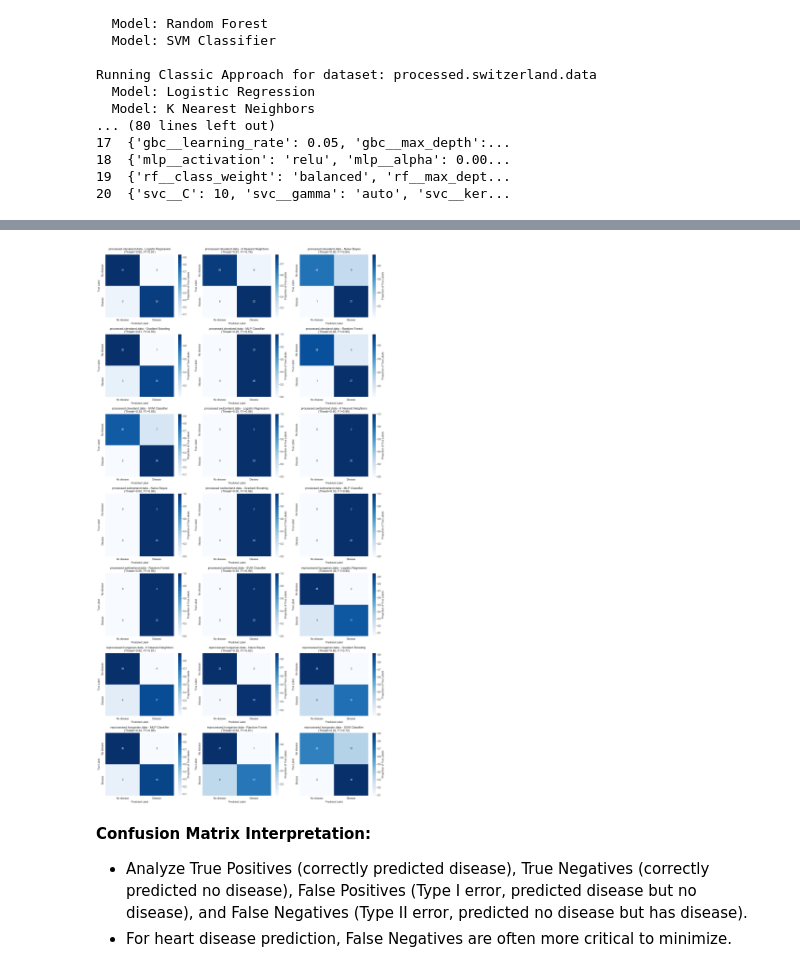
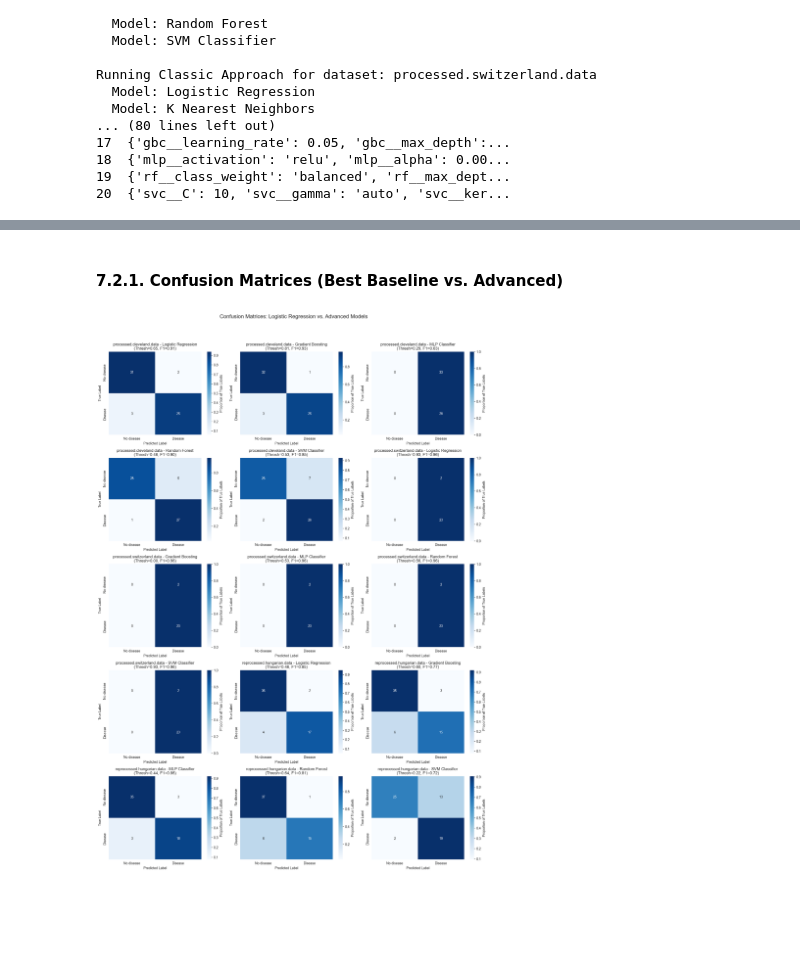
Before and after one commit to BytebenderCoco/machine-learning-predicting-heart-disease, a Jupyter notebook: major-overhaul.ipynb, the cells around one changed output, grey strips where cells are left out. Drawn from its saved outputs; the diff is of its cells as text; code cells hidden in the pictures; blank space fills up the shorter version.

Commit message:
added comparison of best performing baseline against advanced models

```diff
--- a/major-overhaul.ipynb
+++ b/major-overhaul.ipynb
@@ -427,0 +107,20 @@ We define a dictionary to hold the common pipelines and parameter grids for easi
+# %%
+splits = []
+
+for df, (path, _) in zip(dataframes, file_info):
+    dataset_name_from_path = path.split('/')[-1]
+    df['target'] = df['target'].astype(int).apply(lambda v: 1 if v > 0 else 0)
+    x = df.drop(columns='target')
+    y = df['target']
+    x_train, x_test, y_train, y_test = train_test_split(
+        x, y, test_size=0.2, random_state=42, stratify=y
+    )
+    splits.append({
+        "dataset": dataset_name_from_path,
+        "x_train": x_train, "x_test": x_test,
+        "y_train": y_train, "y_test": y_test
+    })
+    print(f"\n--- Target distribution in {dataset_name_from_path} after binarization and split ---")
+    print(f"Original: {y.value_counts(normalize=True).sort_index().to_dict()}")
+    print(f"Train:    {y_train.value_counts(normalize=True).sort_index().to_dict()}")
+    print(f"Test:     {y_test.value_counts(normalize=True).sort_index().to_dict()}")
@@ -651,40 +508,45 @@ Normalized confusion matrices show the proportion of correct and incorrect class
+# %% [markdown]
+#### 7.2.1. Confusion Matrices (Best Baseline vs. Advanced)
 # %%
-num_plots = len(detailed_classic_results)
-cols = 3
-rows = math.ceil(num_plots / cols)
+focused_detailed_classic_results_cm = [
+    res for res in detailed_classic_results if res['Model'] in models_for_focused_plots
+]
+num_plots_focused_cm = len(focused_detailed_classic_results_cm)
+cols_focused_cm = 3
+rows_focused_cm = math.ceil(num_plots_focused_cm / cols_focused_cm)
 
-fig, axes = plt.subplots(rows, cols, figsize=(cols * 5.5, rows * 4.5))
-axes_flat = axes.flatten()
+fig_focused_cm, axes_focused_cm = plt.subplots(rows_focused_cm, cols_focused_cm,
+                                               figsize=(cols_focused_cm * 5.5, rows_focused_cm * 4.5))
+if num_plots_focused_cm == 1:
+    axes_flat_focused_cm = [axes_focused_cm]
+elif num_plots_focused_cm == 0:
+    axes_flat_focused_cm = []
+else:
+    axes_flat_focused_cm = axes_focused_cm.flatten()
 
-for idx, res in enumerate(detailed_classic_results):
-    ax = axes_flat[idx]
+for idx, res in enumerate(focused_detailed_classic_results_cm):
+    ax = axes_flat_focused_cm[idx]
     cm = res["Confusion Matrix"]
     cm_norm = cm.astype(float) / cm.sum(axis=1)[:, np.newaxis]
     cm_norm = np.nan_to_num(cm_norm)
-
     sns.heatmap(
-        cm_norm,
-        annot=cm,
-        fmt='d',
-        cmap='Blues',
-        xticklabels=['No disease', 'Disease'],
-        yticklabels=['No disease', 'Disease'],
-        ax=ax,
-        cbar=True,
-        cbar_kws={'label': 'Proportion of True Labels'}
+        cm_norm, annot=cm, fmt='d', cmap='Blues',
+        xticklabels=['No disease', 'Disease'], yticklabels=['No disease', 'Disease'],
+        ax=ax, cbar=True, cbar_kws={'label': 'Proportion of True Labels'}
     )
     ax.set_title(f'{res["Dataset"]} - {res["Model"]}\n(Thresh={res["Optimized Threshold"]:.2f}, F1={res["F1-Score (Class 1, Opt Thresh)"]:.2f})')
     ax.set_xlabel('Predicted Label')
     ax.set_ylabel('True Label')
 
-for i in range(num_plots, rows * cols):
-    fig.delaxes(axes_flat[i])
+for i in range(num_plots_focused_cm, rows_focused_cm * cols_focused_cm):
+    if num_plots_focused_cm > 0 and rows_focused_cm * cols_focused_cm > 0 :
+      fig_focused_cm.delaxes(axes_flat_focused_cm[i])
 
+title_cm = 'Confusion Matrices: Advanced Models' # Default title
+if overall_best_baseline_name:
+    title_cm = f'Confusion Matrices: {overall_best_baseline_name} vs. Advanced Models'
+plt.suptitle(title_cm, fontsize=16, y=1.03)
 plt.tight_layout()
 plt.show()
 # %% [output]
-[figure, old version]
+[figure, new version]
-# %% [markdown]
-**Confusion Matrix Interpretation:**
-- Analyze True Positives (correctly predicted disease), True Negatives (correctly predicted no disease), False Positives (Type I error, predicted disease but no disease), and False Negatives (Type II error, predicted no disease but has disease).
-- For heart disease prediction, False Negatives are often more critical to minimize.
```
Also changed, not shown: parts of 77 cells of this notebook.
